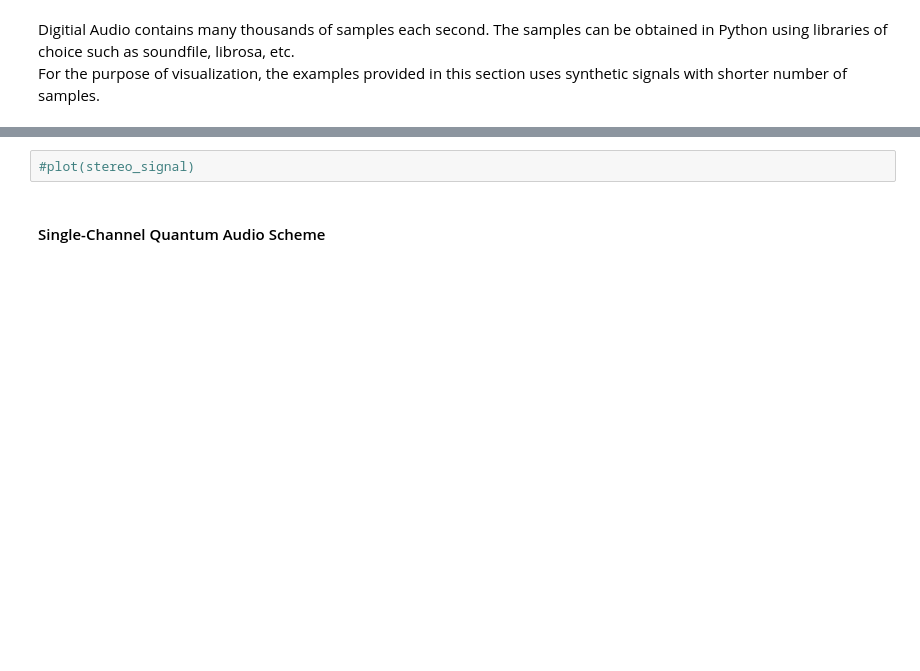
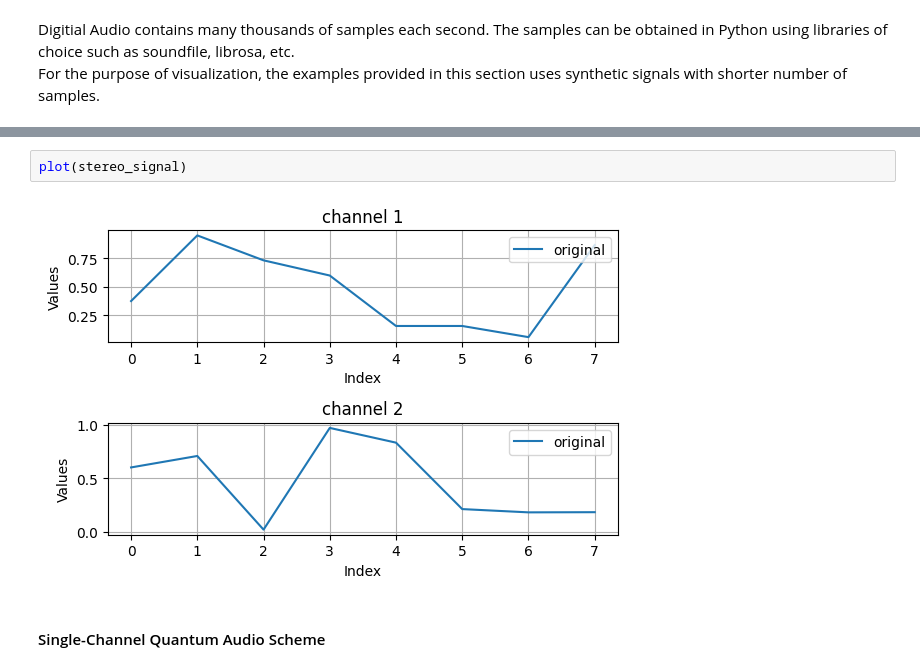
Before and after one commit to moth-quantum/quantum-audio, a Jupyter notebook: DEMO.ipynb, the cells around one changed output, grey strips where cells are left out. Drawn from its saved outputs; the diff is of its cells as text; blank space fills up the shorter version.

```diff
--- a/DEMO.ipynb
+++ b/DEMO.ipynb
@@ -53,5 +55,7 @@ stereo_signal = quantumaudio.utils.simulate_data(2,8)
 # %%
-#plot(stereo_signal)
+plot(stereo_signal)
+# %% [output]
+[figure, added]
 # %% [markdown]
 #### Single-Channel Quantum Audio Scheme <a id="single-channel"></a>
 # %% [markdown]
```
Also changed, not shown: parts of 7 cells of this notebook.
